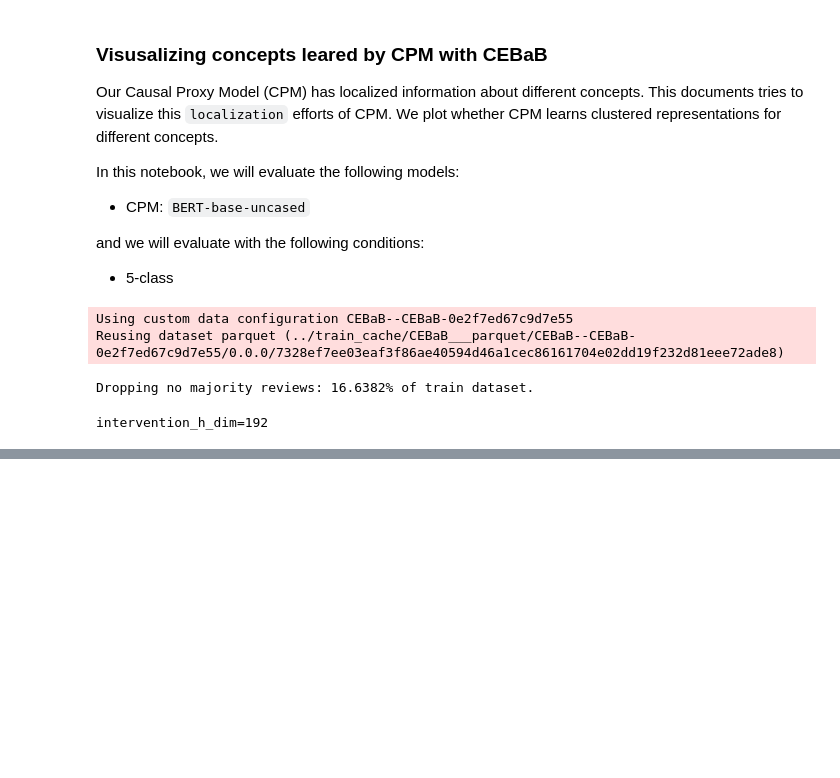
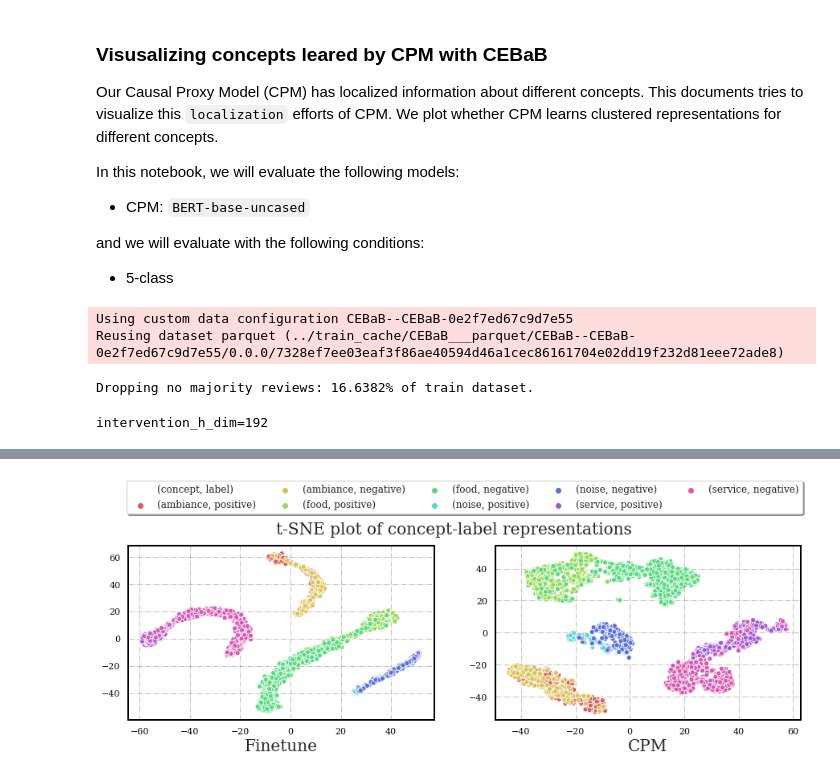
Before and after one commit to frankaging/Causal-Proxy-Model, a Jupyter notebook: cpm_experiments/concept_representation.ipynb, the cells around one changed output, grey strips where cells are left out. Cells and saved outputs as stored; diff of their text form; code cells hidden in the pictures; blank space fills up the shorter version.

```diff
--- a/cpm_experiments/concept_representation.ipynb
+++ b/cpm_experiments/concept_representation.ipynb
@@ -344,10 +344,10 @@ for concept in ["ambiance", "food", "noise", "service"]:
         hidden_repr_static_pool = explanator.hidden_repr_static_pool[(concept, concept_label)]
         hidden_repr_static_pool = hidden_repr_static_pool[torch.randperm(hidden_repr_static_pool.size()[0])]
         hidden_repr = hidden_repr_static_pool[:example_limit]
-        cluster_labels.extend([f"{concept}-{concept_label}" for _ in range(hidden_repr.shape[0])])
+        cluster_labels.extend([f"({concept}, {concept_label.lower()})" for _ in range(hidden_repr.shape[0])])
         cluster_hidden_reprs += [hidden_repr]
 cluster_hidden_reprs = torch.concat(cluster_hidden_reprs, dim=0)
 tsne = TSNE(n_components=2, verbose=1, perplexity=50, n_iter=1000, learning_rate=200)
 tsne_results = tsne.fit_transform(cluster_hidden_reprs)
 df_tsne = pd.DataFrame(tsne_results, columns=['comp1', 'comp2'])
-df_tsne['label'] = cluster_labels
+df_tsne['(concept, label)'] = cluster_labels
@@ -354,30 +395,57 @@ df_tsne['label'] = cluster_labels
 # %%
 plt.rcParams["font.family"] = "DejaVu Serif"
 font = {'family' : 'DejaVu Serif',
-        'size'   : 12}
+        'size'   : 20}
 plt.rc('font', **font)
 
 with plt.rc_context({
     'axes.edgecolor':'black', 'xtick.color':'black',
     'ytick.color':'black', 'figure.facecolor':'white'
 }):
-    fig, ax = plt.subplots()
-    sns.scatterplot(
-        x="comp1", y="comp2", hue="label",
+    fig, axs = plt.subplots(1, 2, figsize=(15, 4))
+    sns_g = sns.scatterplot(
+        ax=axs[1],
+        x="comp1", y="comp2", hue='(concept, label)',
         palette=sns.color_palette("hls", 8),
-        data=df_tsne, alpha=0.8
-    ).set(title="Concept-label representations with T-SNE projection (CPM)")
-    plt.legend(bbox_to_anchor=(1.02, 1), loc='upper left', borderaxespad=0)
+        data=df_tsne, alpha=1,
+    )
+    sns_g.legend(loc='upper center', bbox_to_anchor=(-0.1, 1.4),
+                 ncol=5, fancybox=True, shadow=True, fontsize=12, facecolor="white")
+    axs[1].spines["top"].set_linewidth(2)
+    axs[1].spines["bottom"].set_linewidth(2)
+    axs[1].spines["left"].set_linewidth(2)
+    axs[1].spines["right"].set_linewidth(2)
+    axs[1].spines["top"].set_linewidth(2)
+    axs[1].spines["bottom"].set_linewidth(2)
+    axs[1].spines["left"].set_linewidth(2)
+    axs[1].spines["right"].set_linewidth(2)
+    axs[1].xaxis.grid(color='grey', linestyle='-.', linewidth=1, alpha=0.5)
+    axs[1].yaxis.grid(color='grey', linestyle='-.', linewidth=1, alpha=0.5)
+    axs[1].set_facecolor("white")
+    axs[1].set_xlabel("CPM", fontsize=20)
+    axs[1].set_ylabel("")
 
-    ax.spines["top"].set_linewidth(2)
-    ax.spines["bottom"].set_linewidth(2)
-    ax.spines["left"].set_linewidth(2)
-    ax.spines["right"].set_linewidth(2)
-    ax.spines["top"].set_linewidth(2)
-    ax.spines["bottom"].set_linewidth(2)
-    ax.spines["left"].set_linewidth(2)
-    ax.spines["right"].set_linewidth(2)
-    ax.xaxis.grid(color='grey', linestyle='-.', linewidth=1, alpha=0.5)
-    ax.yaxis.grid(color='grey', linestyle='-.', linewidth=1, alpha=0.5)
+    sns_g = sns.scatterplot(
+        ax=axs[0],
+        x="comp1", y="comp2", hue='(concept, label)',
+        palette=sns.color_palette("hls", 8),
+        data=control_df_tsne, alpha=1, legend=False
+    )
+    axs[0].spines["top"].set_linewidth(2)
+    axs[0].spines["bottom"].set_linewidth(2)
+    axs[0].spines["left"].set_linewidth(2)
+    axs[0].spines["right"].set_linewidth(2)
+    axs[0].spines["top"].set_linewidth(2)
+    axs[0].spines["bottom"].set_linewidth(2)
+    axs[0].spines["left"].set_linewidth(2)
+    axs[0].spines["right"].set_linewidth(2)
+    axs[0].xaxis.grid(color='grey', linestyle='-.', linewidth=1, alpha=0.5)
+    axs[0].yaxis.grid(color='grey', linestyle='-.', linewidth=1, alpha=0.5)
+    axs[0].set_facecolor("white")
+    axs[0].set_xlabel("Finetune", fontsize=20)
+    axs[0].set_ylabel("")
 
-    ax.set_facecolor("white")
+    fig.suptitle('t-SNE plot of concept-label representations', fontsize=20)
+    plt.savefig("./figures/t-SNE.png",dpi=200, bbox_inches='tight')
+# %% [output]
+[figure, added]
```
Also changed, not shown: parts of 4 cells of this notebook, 4 other files.
